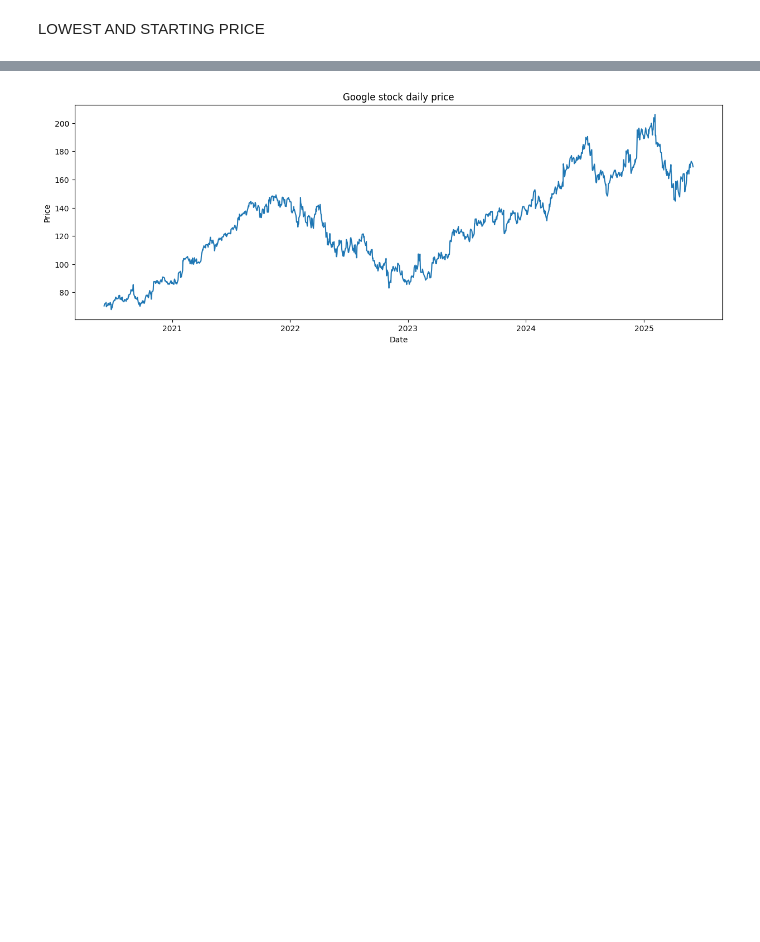
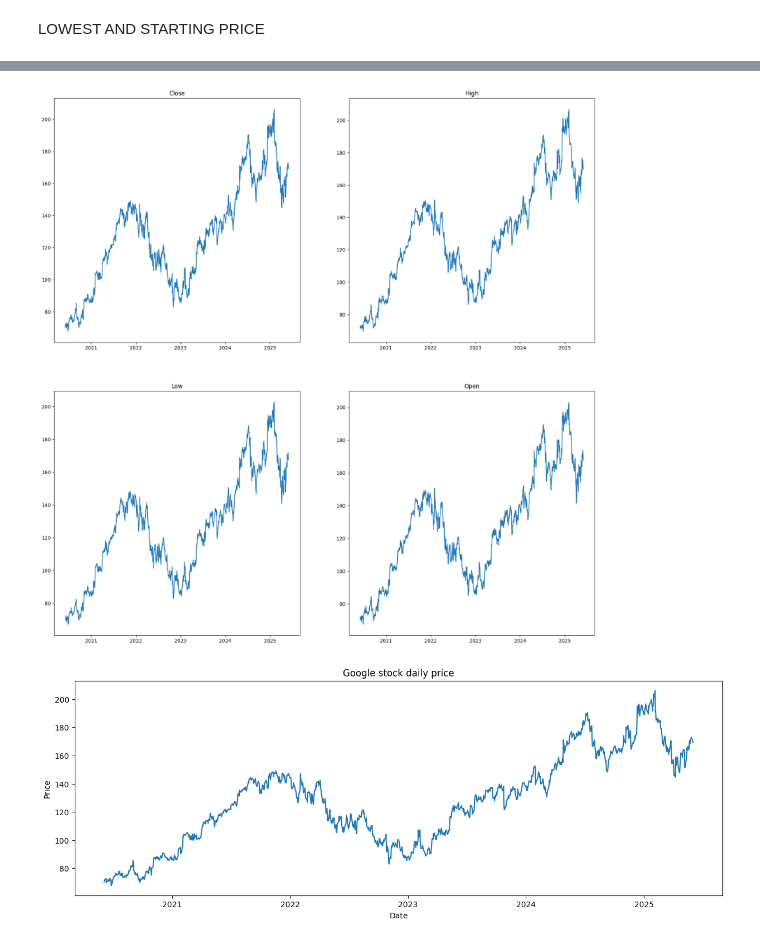
Before and after one commit to cakethehuman/portofolio, a Jupyter notebook: google stock/main.ipynb, the cells around one changed output, grey strips where cells are left out. Saved outputs shown, nothing was run; the diff lists cells and outputs as text; code cells hidden in the pictures; blank space fills up the shorter version.

```diff
--- a/google stock/main.ipynb
+++ b/google stock/main.ipynb
@@ -38,7 +38,7 @@ Data columns (total 6 columns):
 dtypes: float64(4), int64(1), object(1)
 memory usage: 59.0+ KB
 # %%
-df["Date"] = df["Date"].astype("datetime64[ns]")
+df["Date"] = pd.to_datetime(df["Date"])
 # %%
 df.columns
 # %% [output]
@@ -71,3 +87,13 @@ Min price is 67.8
+# %%
+col_needed = ["Close","High","Low","Open"]
+plt.figure(figsize=(20,20))
+for i,col in enumerate(col_needed, 1):
+
+    plt.subplot(2,2, i)
+    plt.plot(df["Date"],df[col])
+    plt.title(col)
+# %% [output]
+[figure, added]
 # %%
 plt.figure(figsize=(15,5))
 plt.title("Google stock daily price")
```
Also changed, not shown: parts of 39 cells of this notebook, 1 other file.
